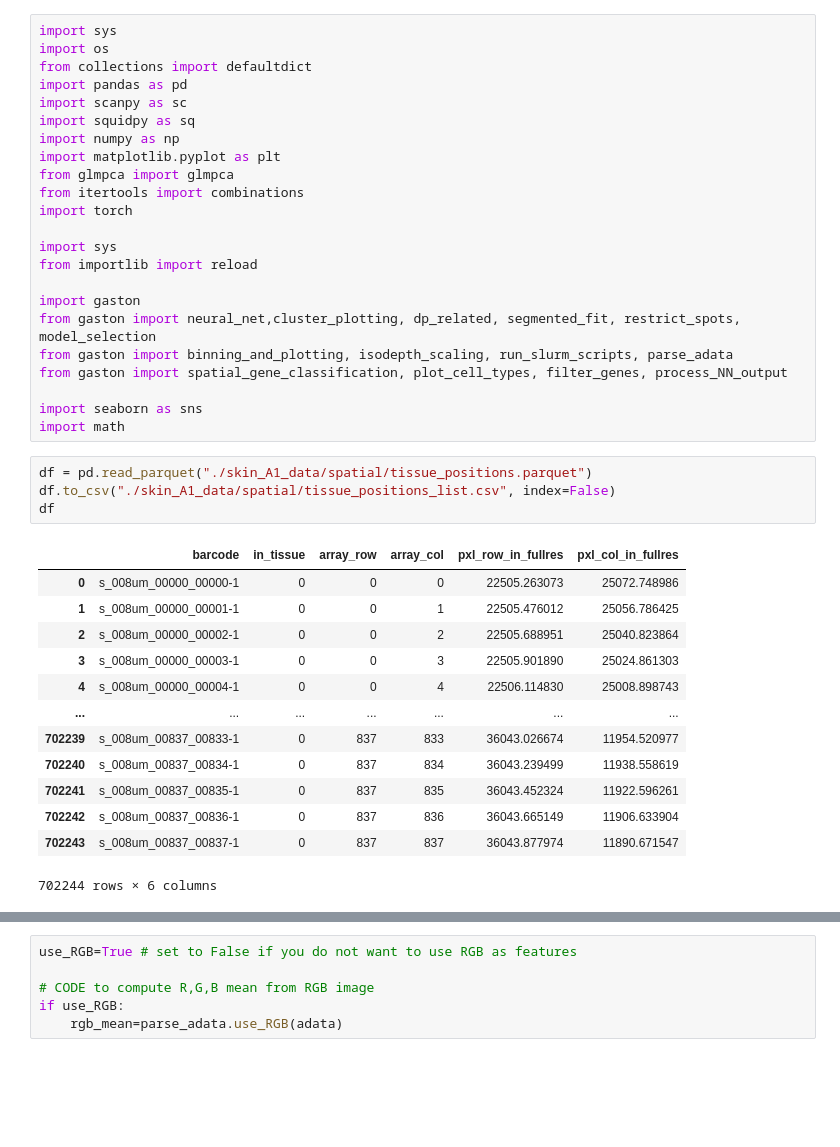
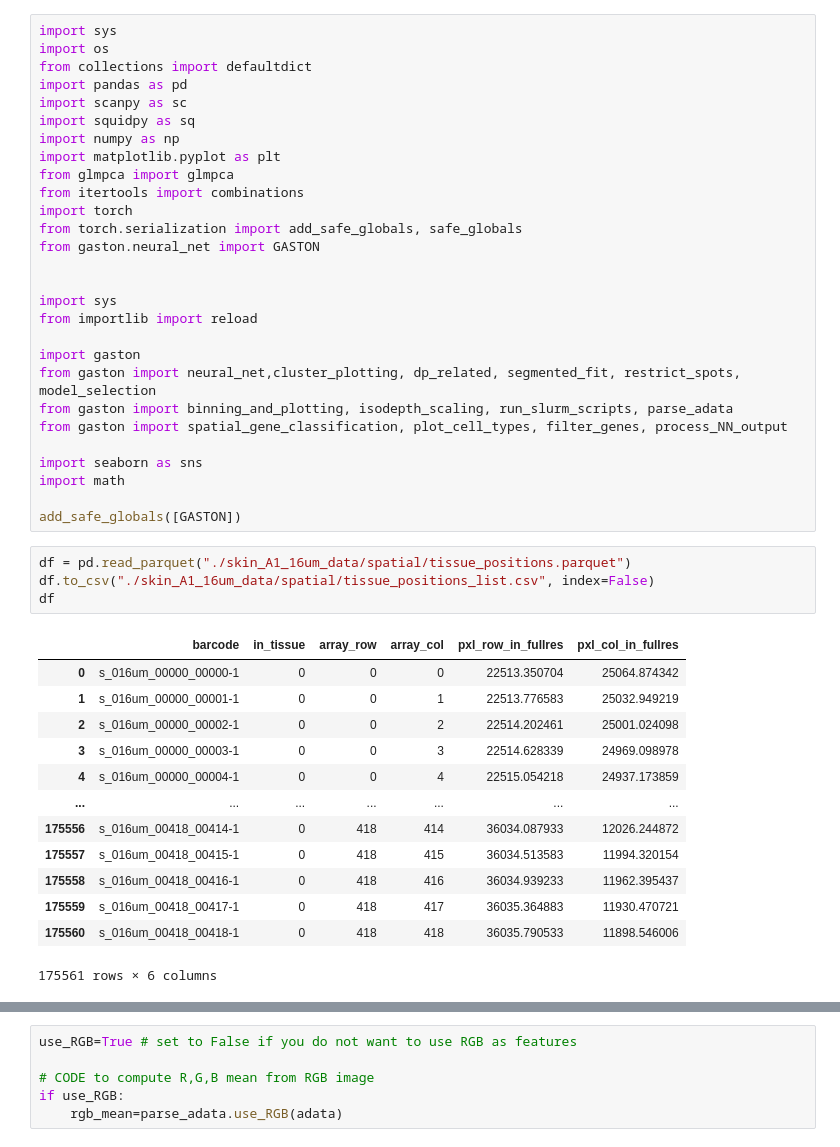
Before and after one commit to ScheWann/Loom, a Jupyter notebook: Python/gaston_tutorial.ipynb, the cells around one changed output, grey strips where cells are left out. Saved outputs shown, nothing was run; the diff lists cells and outputs as text; blank space fills up the shorter version.

Commit message:
gaston analysis

```diff
--- a/Python/gaston_tutorial.ipynb
+++ b/Python/gaston_tutorial.ipynb
@@ -10,6 +10,9 @@ import matplotlib.pyplot as plt
 from glmpca import glmpca
 from itertools import combinations
 import torch
+from torch.serialization import add_safe_globals, safe_globals
+from gaston.neural_net import GASTON
+
 
 import sys
 from importlib import reload
@@ -21,22 +24,24 @@ from gaston import spatial_gene_classification, plot_cell_types, filter_genes, p
 
 import seaborn as sns
 import math
+
+add_safe_globals([GASTON])
 # %%
-df = pd.read_parquet("./skin_A1_data/spatial/tissue_positions.parquet")
-df.to_csv("./skin_A1_data/spatial/tissue_positions_list.csv", index=False)
+df = pd.read_parquet("./skin_A1_16um_data/spatial/tissue_positions.parquet")
+df.to_csv("./skin_A1_16um_data/spatial/tissue_positions_list.csv", index=False)
 df
 # %% [output]
 |  | barcode | in_tissue | array_row | array_col | pxl_row_in_fullres | pxl_col_in_fullres |
-| 0 | s_008um_00000_00000-1 | 0 | 0 | 0 | 22505.263073 | 25072.748986 |
-| 1 | s_008um_00000_00001-1 | 0 | 0 | 1 | 22505.476012 | 25056.786425 |
-| 2 | s_008um_00000_00002-1 | 0 | 0 | 2 | 22505.688951 | 25040.823864 |
-| 3 | s_008um_00000_00003-1 | 0 | 0 | 3 | 22505.901890 | 25024.861303 |
-| 4 | s_008um_00000_00004-1 | 0 | 0 | 4 | 22506.114830 | 25008.898743 |
+| 0 | s_016um_00000_00000-1 | 0 | 0 | 0 | 22513.350704 | 25064.874342 |
+| 1 | s_016um_00000_00001-1 | 0 | 0 | 1 | 22513.776583 | 25032.949219 |
+| 2 | s_016um_00000_00002-1 | 0 | 0 | 2 | 22514.202461 | 25001.024098 |
+| 3 | s_016um_00000_00003-1 | 0 | 0 | 3 | 22514.628339 | 24969.098978 |
+| 4 | s_016um_00000_00004-1 | 0 | 0 | 4 | 22515.054218 | 24937.173859 |
 | ... | ... | ... | ... | ... | ... | ... |
-| 702239 | s_008um_00837_00833-1 | 0 | 837 | 833 | 36043.026674 | 11954.520977 |
-| 702240 | s_008um_00837_00834-1 | 0 | 837 | 834 | 36043.239499 | 11938.558619 |
-| 702241 | s_008um_00837_00835-1 | 0 | 837 | 835 | 36043.452324 | 11922.596261 |
-| 702242 | s_008um_00837_00836-1 | 0 | 837 | 836 | 36043.665149 | 11906.633904 |
-| 702243 | s_008um_00837_00837-1 | 0 | 837 | 837 | 36043.877974 | 11890.671547 |
+| 175556 | s_016um_00418_00414-1 | 0 | 418 | 414 | 36034.087933 | 12026.244872 |
+| 175557 | s_016um_00418_00415-1 | 0 | 418 | 415 | 36034.513583 | 11994.320154 |
+| 175558 | s_016um_00418_00416-1 | 0 | 418 | 416 | 36034.939233 | 11962.395437 |
+| 175559 | s_016um_00418_00417-1 | 0 | 418 | 417 | 36035.364883 | 11930.470721 |
+| 175560 | s_016um_00418_00418-1 | 0 | 418 | 418 | 36035.790533 | 11898.546006 |
-702244 rows × 6 columns
+175561 rows × 6 columns
 # %%
```
Also changed, not shown: parts of 24 cells of this notebook, 1 other file.
